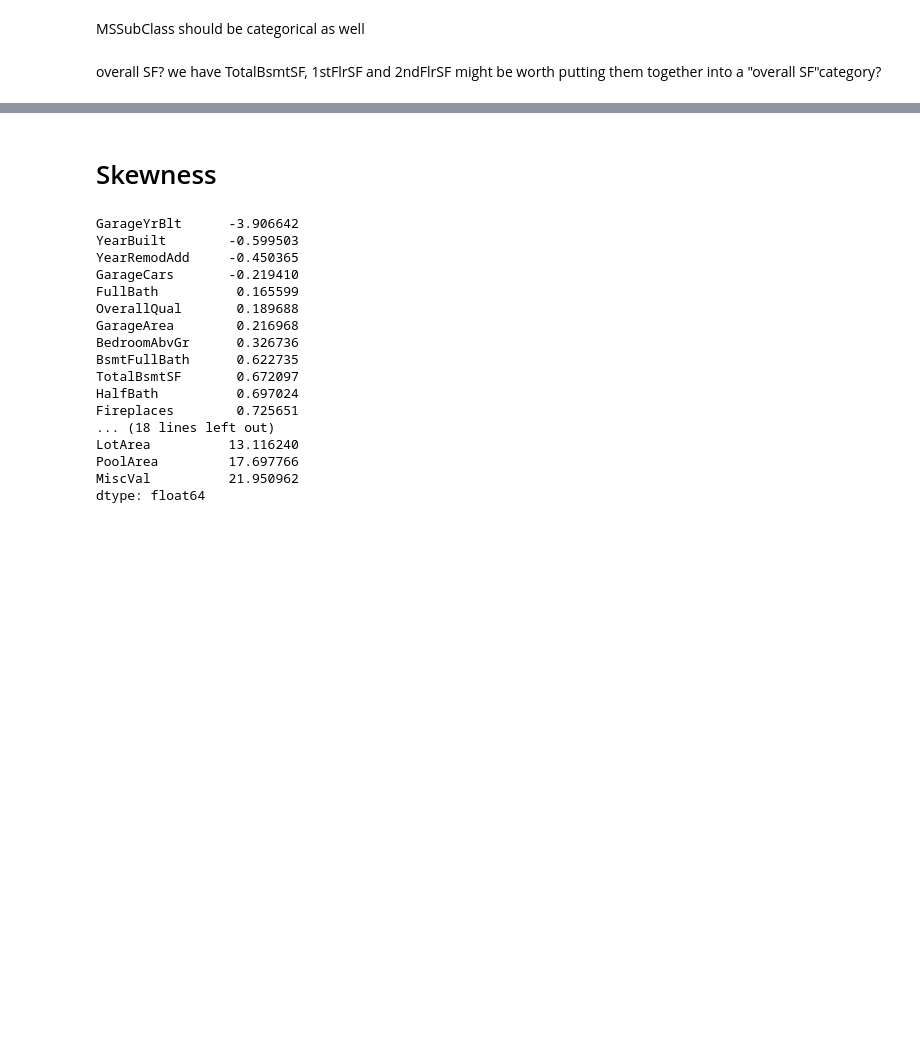
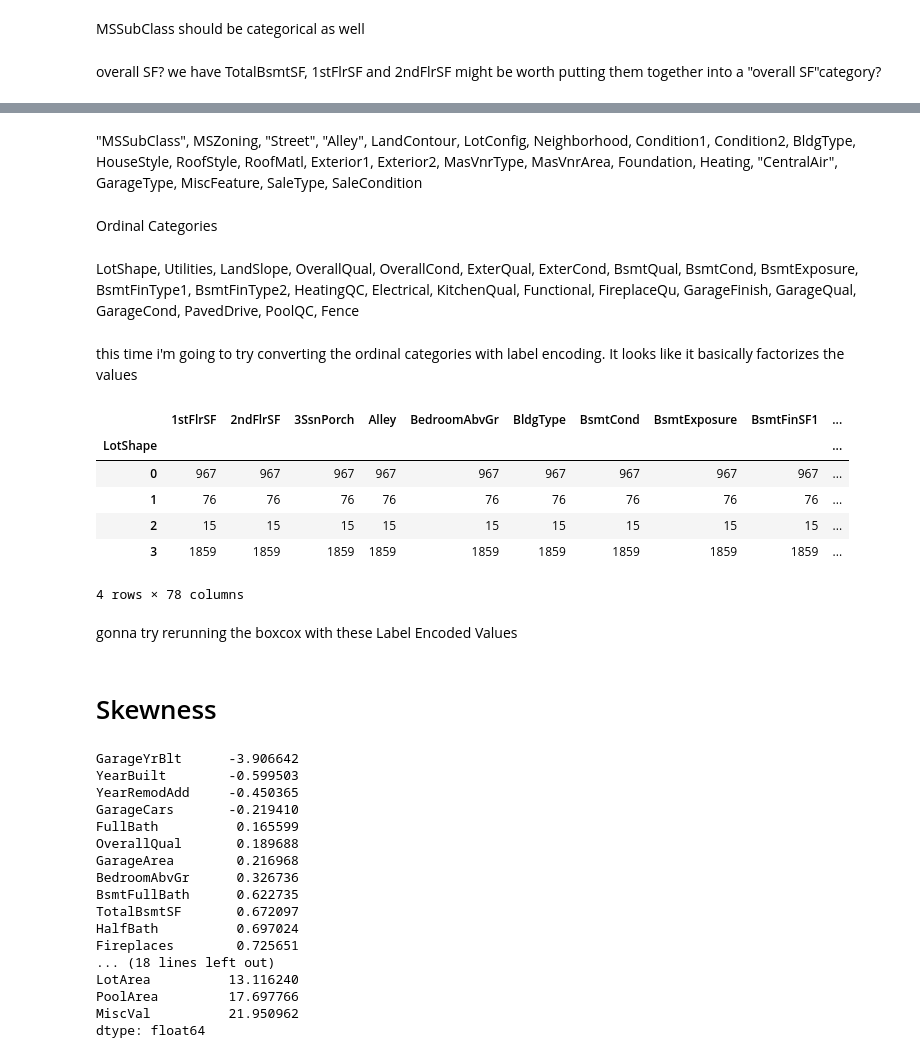
Before and after one commit to nmaloof/KaggleProject, a Jupyter notebook: Ben -We're So Skewed.ipynb, the cells around one changed output, grey strips where cells are left out. Drawn from its saved outputs; the diff is of its cells as text; code cells hidden in the pictures; blank space fills up the shorter version.

```diff
--- a/Ben -We're So Skewed.ipynb
+++ b/Ben -We're So Skewed.ipynb
@@ -186,2 +185,0 @@ filling utilities with most common type
-# %%
-data['Utilities'] = data['Utilities'].fillna(data['Utilities'].mode()[0])
@@ -188,7 +188,9 @@ data['Utilities'] = data['Utilities'].fillna(data['Utilities'].mode()[0])
+# %%
+data = data.drop(['Utilities'], axis=1)
 # %% [markdown]
 filling missing functional with most common type (typ)
 # %%
-data['Functional'] = data['Functional'].fillna(data['Functional'].mode()[0])
+data['Functional'] = data['Functional'].fillna("Typ")
 # %% [markdown]
 removing missing garage cars and area
 # %%
@@ -291,3 +262,35 @@ data['OverallSF'] = data['1stFlrSF'] + data['2ndFlrSF'] + data['TotalBsmtSF']
+# %% [markdown]
+"MSSubClass", MSZoning, "Street", "Alley", LandContour, LotConfig, Neighborhood, Condition1, Condition2, BldgType, HouseStyle, RoofStyle, RoofMatl, Exterior1, Exterior2, MasVnrType, MasVnrArea, Foundation, Heating, "CentralAir", GarageType, MiscFeature, SaleType, SaleCondition
+# %% [markdown]
+Ordinal Categories
+# %% [markdown]
+LotShape, Utilities, LandSlope, OverallQual, OverallCond, ExterQual, ExterCond, BsmtQual, BsmtCond, BsmtExposure, BsmtFinType1, BsmtFinType2, HeatingQC, Electrical, KitchenQual, Functional, FireplaceQu, GarageFinish, GarageQual, GarageCond, PavedDrive, PoolQC, Fence
+# %% [markdown]
+this time i'm going to try converting the ordinal categories with label encoding. It looks like it basically factorizes the values
+# %%
+from sklearn.preprocessing import LabelEncoder
+category = ('LotShape', 'LandSlope', 'OverallCond', 'ExterQual', 'ExterCond',
+            'BsmtQual', 'BsmtCond', 'BsmtExposure', 'BsmtFinType1', 'BsmtFinType2',
+            'HeatingQC', 'KitchenQual', 'Functional', 'FireplaceQu', 'GarageFinish',
+            'GarageQual', 'GarageCond', 'PavedDrive', 'PoolQC', 'Fence', 'OverallCond',
+            'YrSold', 'MoSold', 'Street', 'Alley', 'CentralAir', 'MSSubClass')
+
+for c in category:
+    lbl = LabelEncoder()
+    lbl.fit(list(data[c].values))
+    data[c] = lbl.transform(list(data[c].values))
+# %%
+data.groupby("LotShape").count()
+# %% [output]
+|  | 1stFlrSF | 2ndFlrSF | 3SsnPorch | Alley | BedroomAbvGr | BldgType | BsmtCond | BsmtExposure | BsmtFinSF1 | ... |
+| LotShape |  |  |  |  |  |  |  |  |  | ... |
+| 0 | 967 | 967 | 967 | 967 | 967 | 967 | 967 | 967 | 967 | ... |
+| 1 | 76 | 76 | 76 | 76 | 76 | 76 | 76 | 76 | 76 | ... |
+| 2 | 15 | 15 | 15 | 15 | 15 | 15 | 15 | 15 | 15 | ... |
+| 3 | 1859 | 1859 | 1859 | 1859 | 1859 | 1859 | 1859 | 1859 | 1859 | ... |
+4 rows × 78 columns
+# %% [markdown]
+gonna try rerunning the boxcox with these Label Encoded Values
 # %% [markdown]
 # Skewness
 # %%
```
Also changed, not shown: parts of 20 cells of this notebook.
